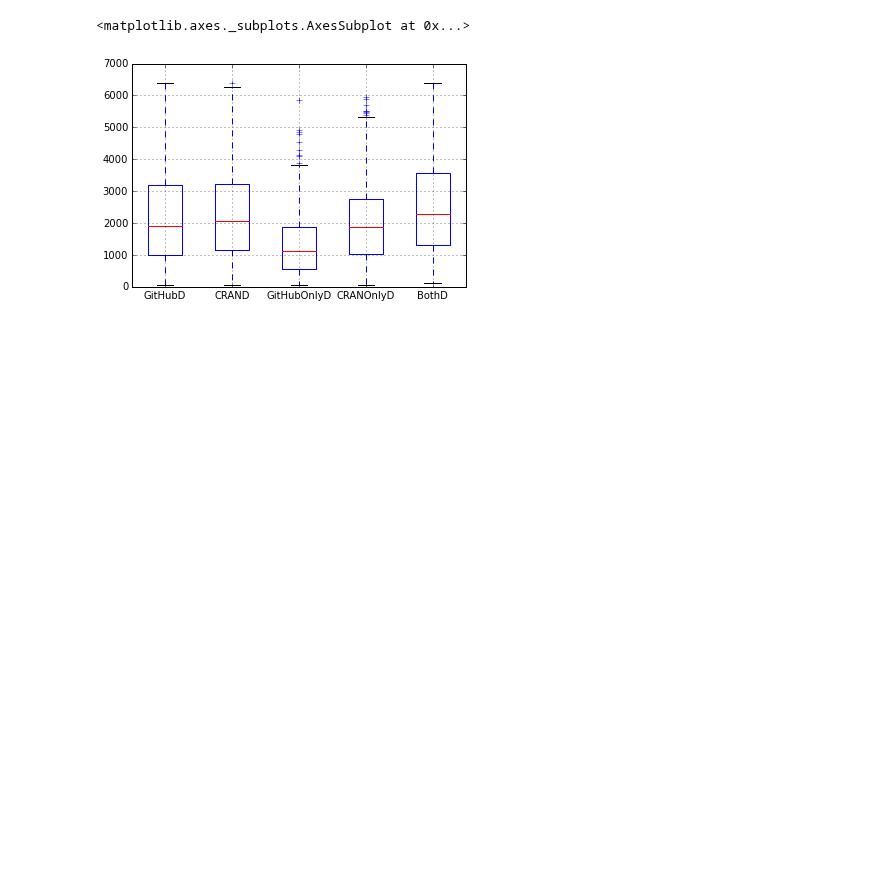
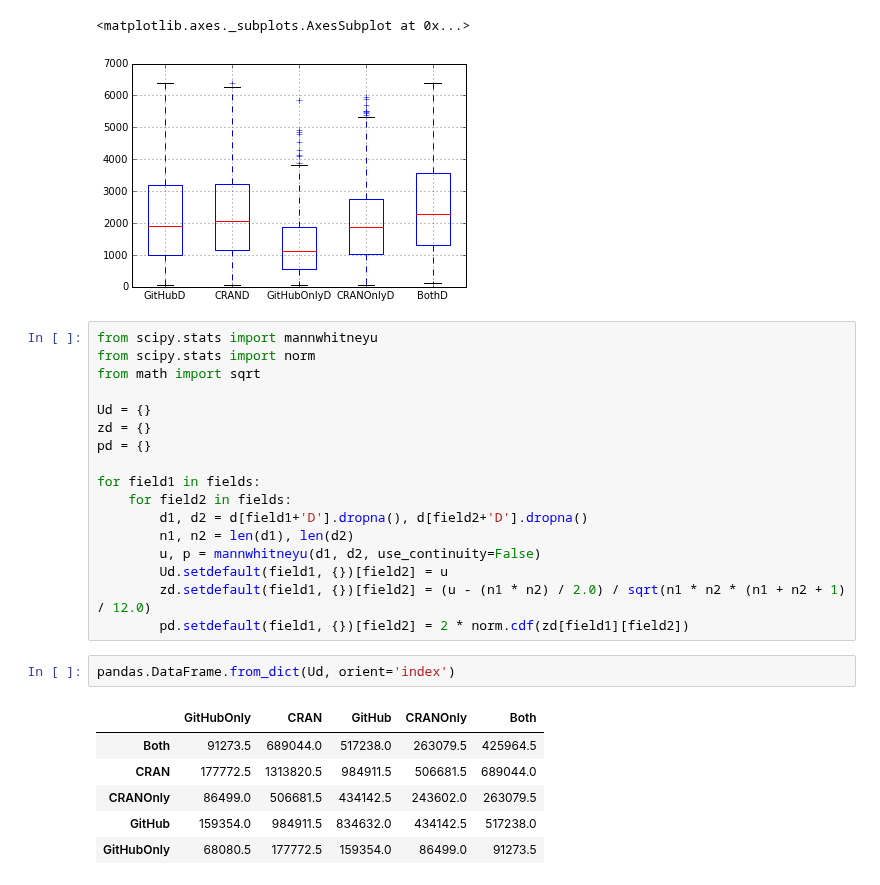
Before and after one commit to maelick/GitHub-API-Helpers, a Jupyter notebook: SANER2016/notebooks/Age of required CRAN packages.ipynb, the cells around one changed output. Cells and saved outputs as stored; diff of their text form; blank space fills up the shorter version.

```diff
--- a/SANER2016/notebooks/Age of required CRAN packages.ipynb
+++ b/SANER2016/notebooks/Age of required CRAN packages.ipynb
@@ -104,3 +97,29 @@ d[['{}D'.format(field) for field in fields]].plot(kind='box')
 # %% [output]
 <matplotlib.axes._subplots.AxesSubplot at 0x...>
 [figure]
+# %%
+from scipy.stats import mannwhitneyu
+from scipy.stats import norm
+from math import sqrt
+
+Ud = {}
+zd = {}
+pd = {}
+
+for field1 in fields:
+    for field2 in fields:
+        d1, d2 = d[field1+'D'].dropna(), d[field2+'D'].dropna()
+        n1, n2 = len(d1), len(d2)
+        u, p = mannwhitneyu(d1, d2, use_continuity=False)
+        Ud.setdefault(field1, {})[field2] = u
+        zd.setdefault(field1, {})[field2] = (u - (n1 * n2) / 2.0) / sqrt(n1 * n2 * (n1 + n2 + 1) / 12.0)
+        pd.setdefault(field1, {})[field2] = 2 * norm.cdf(zd[field1][field2])
+# %%
+pandas.DataFrame.from_dict(Ud, orient='index')
+# %% [output]
+|  | GitHubOnly | CRAN | GitHub | CRANOnly | Both |
+| Both | 91273.5 | 689044.0 | 517238.0 | 263079.5 | 425964.5 |
+| CRAN | 177772.5 | 1313820.5 | 984911.5 | 506681.5 | 689044.0 |
+| CRANOnly | 86499.0 | 506681.5 | 434142.5 | 243602.0 | 263079.5 |
+| GitHub | 159354.0 | 984911.5 | 834632.0 | 434142.5 | 517238.0 |
+| GitHubOnly | 68080.5 | 177772.5 | 159354.0 | 86499.0 | 91273.5 |
```
Also changed, not shown: parts of 3 cells of this notebook.
